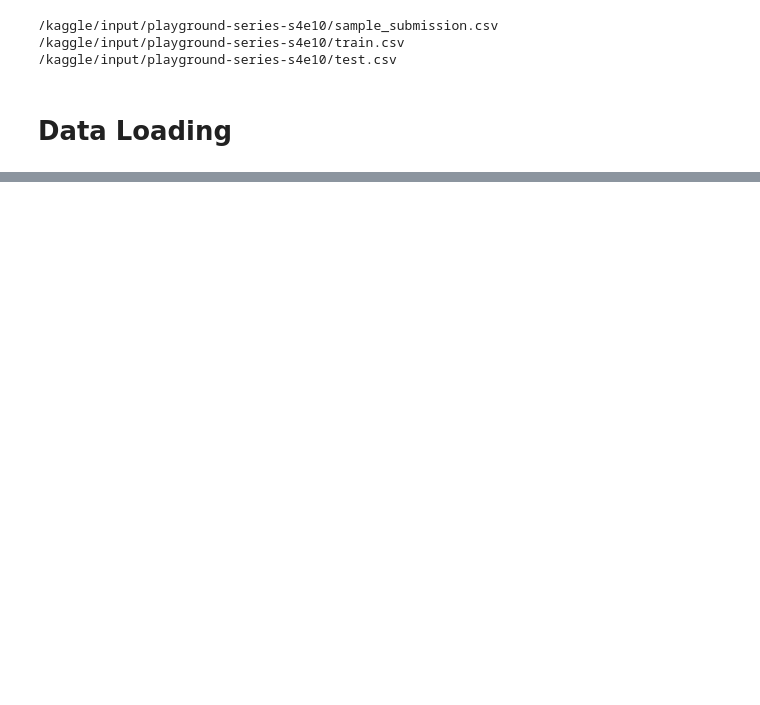
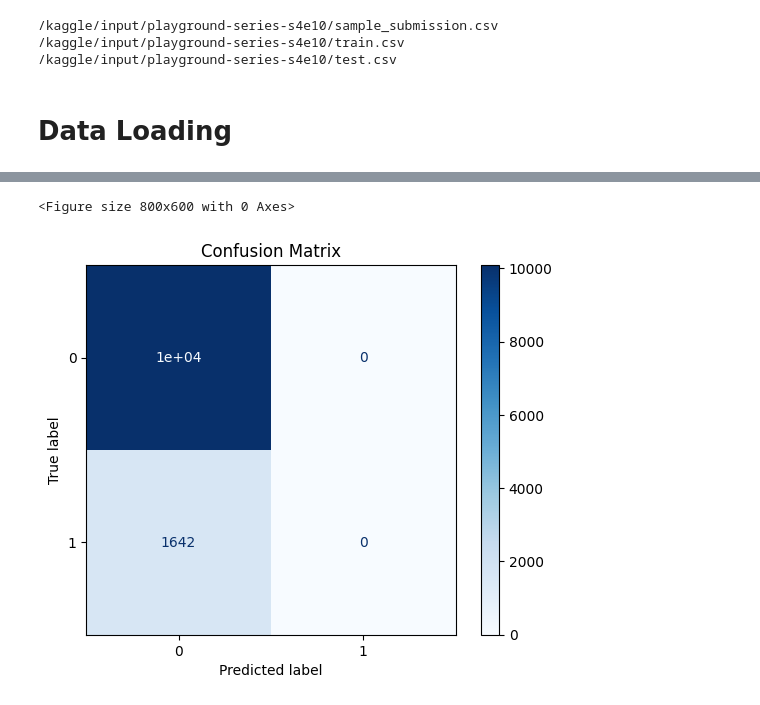
Before and after one commit to fkaan/loan-approval-prediction, a Jupyter notebook: loan-approval-prediction.ipynb, the cells around one changed output, grey strips where cells are left out. Saved outputs shown, nothing was run; the diff lists cells and outputs as text; code cells hidden in the pictures; blank space fills up the shorter version.

Commit message:
Kaggle Notebook | Loan Approval Prediction with ANN | Version 11

```diff
--- a/loan-approval-prediction.ipynb
+++ b/loan-approval-prediction.ipynb
@@ -255,0 +116,4 @@ Validation Loss: 1.168511891000021e-23, Validation Accuracy: 1.0
+# %%
+X_train = full_data.iloc[:len(df_train), :]
+X_test = full_data.iloc[len(df_train):, :]
+X_train_split, X_val, y_train_split, y_val = train_test_split(X_train, y_train, test_size=0.2, random_state=42)
@@ -255,0 +122,20 @@ Validation Loss: 1.168511891000021e-23, Validation Accuracy: 1.0
+# %%
+model = Sequential()
+
+#input layer
+model.add(Dense(units=128, activation="relu", input_dim=X_train_split.shape[1]))
+model.add(Dropout(0.3))
+
+#hidden layers
+model.add(Dense(units=64, activation="relu"))
+model.add(Dropout(0.3))
+model.add(Dense(units=32, activation="relu"))
+model.add(Dropout(0.3))
+
+#output layer
+model.add(Dense(units=1, activation="sigmoid"))
+
+#compiling
+optimizer = Adam(learning_rate=0.001)
+model.compile(optimizer = optimizer, loss = "binary_crossentropy", metrics=["accuracy"])
+early_stopping = EarlyStopping(monitor='val_loss', patience=5, restore_best_weights=True)
@@ -255,0 +168,2 @@ Validation Loss: 1.168511891000021e-23, Validation Accuracy: 1.0
+# %%
+history = model.fit(X_train_split, y_train_split, epochs=20, batch_size=32, validation_split=0.2)
@@ -255,0 +190,3 @@ Validation Loss: 1.168511891000021e-23, Validation Accuracy: 1.0
+# %%
+y_val_pred_prob = model.predict(X_val)
+y_val_pred_classes = (y_val_pred_prob > 0.5).astype(int)
@@ -255,0 +195,10 @@ Validation Loss: 1.168511891000021e-23, Validation Accuracy: 1.0
+# %%
+cm = confusion_matrix(y_val, y_val_pred_classes)
+cm_display = ConfusionMatrixDisplay(confusion_matrix=cm)
+plt.figure(figsize=(8, 6))
+cm_display.plot(cmap=plt.cm.Blues)
+plt.title('Confusion Matrix')
+plt.show()
+# %% [output]
+<Figure size 800x600 with 0 Axes>
+[figure, added]
```
Also changed, not shown: parts of 52 cells of this notebook.
